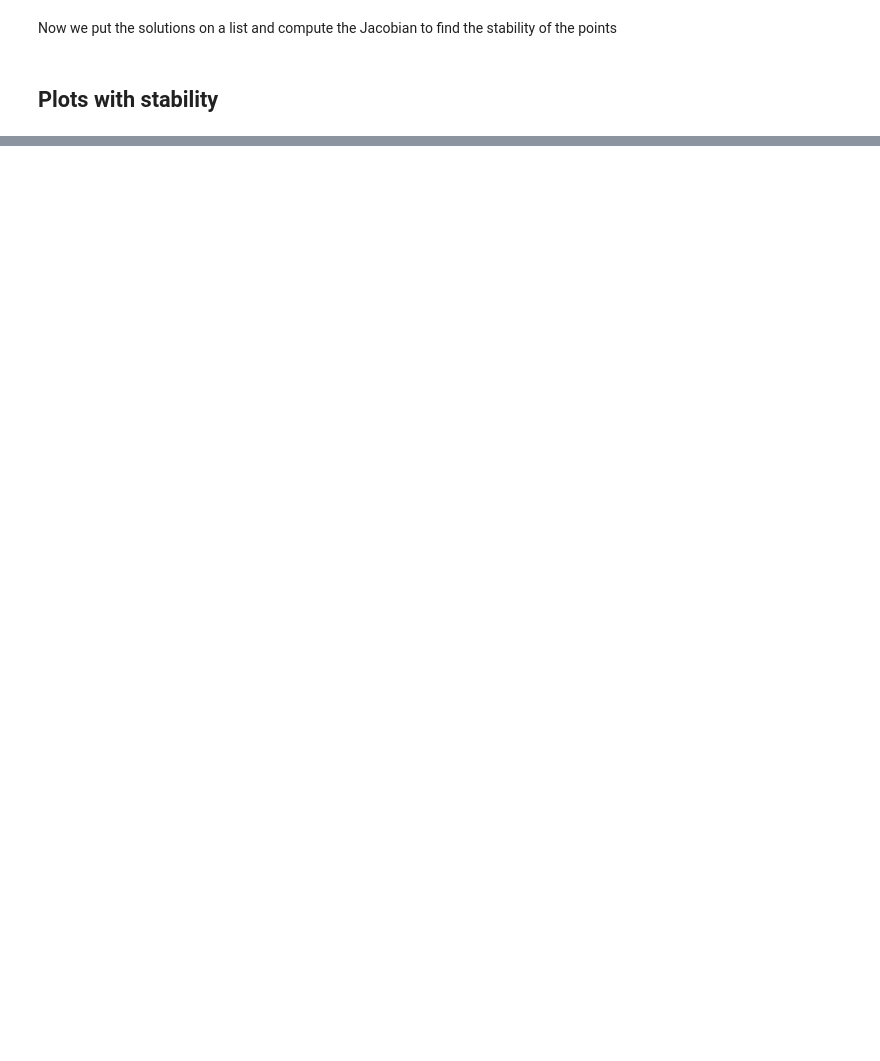
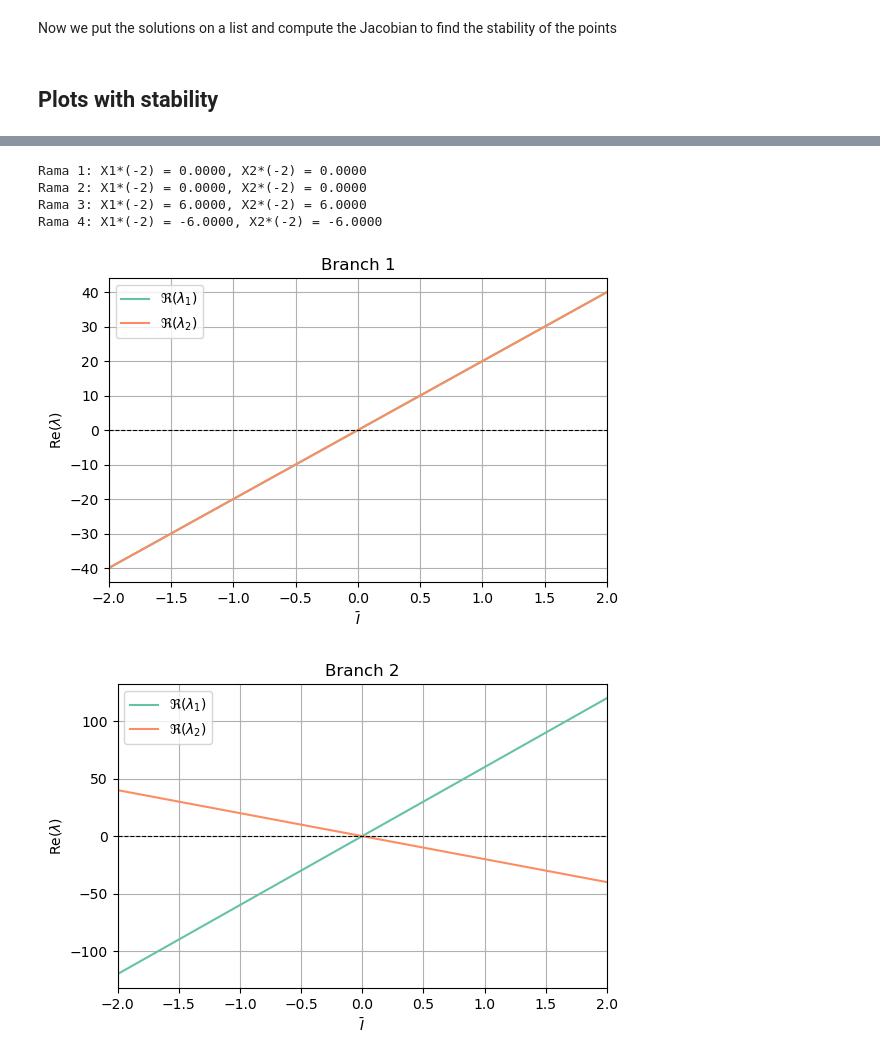
Before and after one commit to javirm3/TFG, a Jupyter notebook: simulations/bifurcations_gemma.ipynb, the cells around one changed output, grey strips where cells are left out. Drawn from its saved outputs; the diff is of its cells as text; code cells hidden in the pictures; blank space fills up the shorter version.

```diff
--- a/simulations/bifurcations_gemma.ipynb
+++ b/simulations/bifurcations_gemma.ipynb
@@ -250,0 +317,53 @@ from matplotlib import pyplot as plt
+# %%
+I_vals = np.linspace(-2, 2, 10000)
+cmap = plt.get_cmap('Set2')
+eqs_at_ref = [f(-2) for f in f1_list]
+eqs_at_ref2 = [f(-2) for f in f2_list]
+for idx, val in enumerate(eqs_at_ref, start=1):
+    print(f"Rama {idx}: X1*({-2}) = {val:.4f}, X2*({-2}) = {eqs_at_ref[idx-1]:.4f}")
+
+def plot_segments(ax, x, y, **plot_kwargs):
+    finite = np.isfinite(y)
+    idx = np.where(np.diff(finite.astype(int)) != 0)[0] + 1
+    bounds = np.concatenate([[0], idx, [len(y)]])
+    for start, end in zip(bounds[:-1], bounds[1:]):
+        if finite[start]:
+            ax.plot(x[start:end], y[start:end], **plot_kwargs)
+
+for branch_idx, jf in enumerate(J_funcs, start=1):
+    re1, re2 = [], []
+    for Iv in I_vals:
+        J = np.array([[jf[0](Iv), jf[1](Iv)],
+                      [jf[2](Iv), jf[3](Iv)]], float)
+        if not np.isfinite(J).all():
+            re1.append(np.nan); re2.append(np.nan)
+            continue
+        try:
+            eigs = np.linalg.eigvals(J)
+            re1.append(np.real(eigs[0]))
+            re2.append(np.real(eigs[1]))
+        except np.linalg.LinAlgError:
+            re1.append(np.nan); re2.append(np.nan)
+
+    color1, color2 = cmap.colors[0], cmap.colors[1]
+
+    fig, ax = plt.subplots(figsize=(6,4))
+    plot_segments(ax, I_vals, re1, label=r'$\Re(\lambda_1)$', color=color1)
+    plot_segments(ax, I_vals, re2, label=r'$\Re(\lambda_2)$', color=color2)
+    ax.axhline(0, color='k', lw=0.8, ls='--')
+    ax.set_xlim(I_vals[0], I_vals[-1])
+    ax.set_xlabel(r'$\bar I$')
+    ax.set_ylabel(r'Re($\lambda$)')
+    ax.set_title(f'Branch {branch_idx}')
+    ax.legend()
+    ax.grid(True)
+    plt.tight_layout()
+    # plt.savefig(f'{plot_dir}eigenvalues_branch_{branch_idx}.png', dpi=500)
+    plt.show()
+# %% [output]
+Rama 1: X1*(-2) = 0.0000, X2*(-2) = 0.0000
+Rama 2: X1*(-2) = 0.0000, X2*(-2) = 0.0000
+Rama 3: X1*(-2) = 6.0000, X2*(-2) = 6.0000
+Rama 4: X1*(-2) = -6.0000, X2*(-2) = -6.0000
+[figure, added]
+[figure, added]
```
Also changed, not shown: parts of 12 cells of this notebook, 19 other files.
